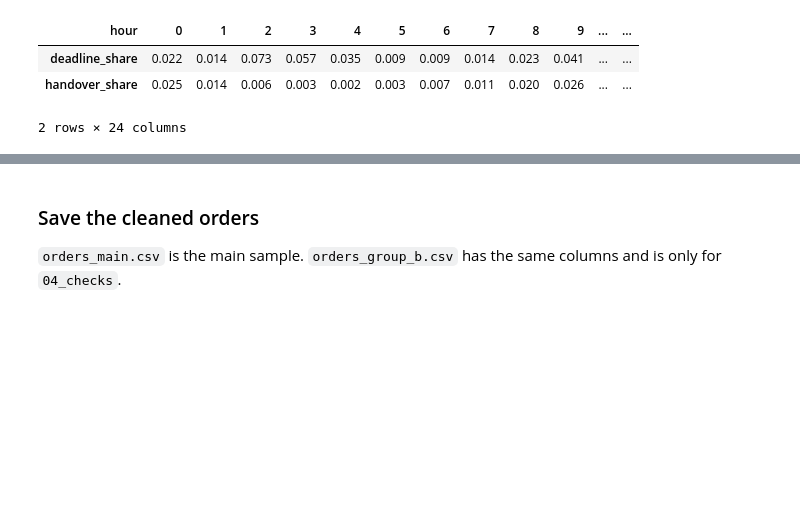
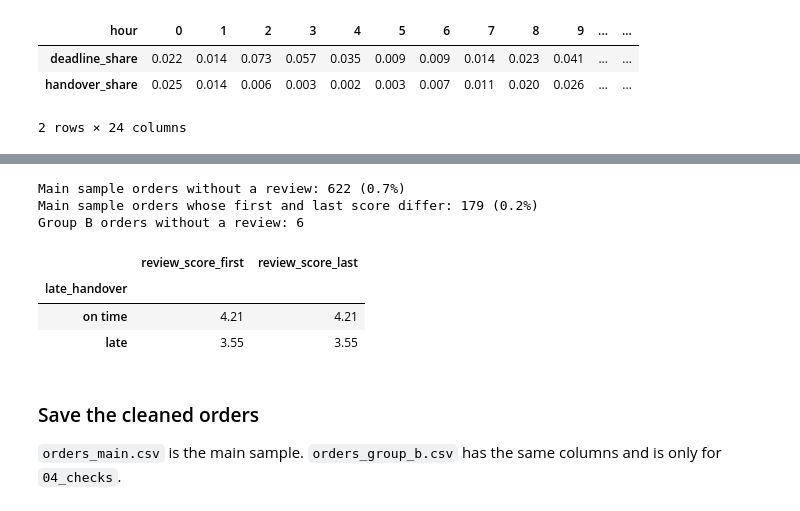
Before and after one commit to RitaMa1999/Python-Group-Project---ECommerce, a Jupyter notebook: notebooks/01_cleaning.ipynb, the cells around one changed output, grey strips where cells are left out. Cells and saved outputs as stored; diff of their text form; code cells hidden in the pictures; blank space fills up the shorter version.

```diff
--- a/notebooks/01_cleaning.ipynb
+++ b/notebooks/01_cleaning.ipynb
@@ -467,3 +516,38 @@ Deadline clock time = approval clock time: 82%
+# %%
+reviews_in_time_order = reviews.sort_values(["review_creation_date", "review_answer_timestamp"])
+first_reviews = (
+    reviews_in_time_order.drop_duplicates("order_id", keep="first")[["order_id", "review_score"]]
+    .rename(columns={"review_score": "review_score_first"})
+)
+last_reviews = (
+    reviews_in_time_order.drop_duplicates("order_id", keep="last")[["order_id", "review_score"]]
+    .rename(columns={"review_score": "review_score_last"})
+)
+order_reviews = first_reviews.merge(last_reviews, on="order_id", validate="one_to_one")
+
+clean_orders = clean_orders.merge(order_reviews, on="order_id", how="left", validate="one_to_one")
+group_b_orders = group_b_orders.merge(order_reviews, on="order_id", how="left", validate="one_to_one")
+
+has_review = clean_orders["review_score_last"].notna()
+score_changed = has_review & clean_orders["review_score_first"].ne(clean_orders["review_score_last"])
+print(f"Main sample orders without a review: {(~has_review).sum():,} ({(~has_review).mean():.1%})")
+print(f"Main sample orders whose first and last score differ: {score_changed.sum():,} ({score_changed.mean():.1%})")
+print(f"Group B orders without a review: {group_b_orders['review_score_last'].isna().sum():,}")
+
+display(
+    clean_orders.groupby("late_handover")[["review_score_first", "review_score_last"]]
+    .mean()
+    .rename(index={False: "on time", True: "late"})
+    .round(2)
+)
+# %% [output]
+Main sample orders without a review: 622 (0.7%)
+Main sample orders whose first and last score differ: 179 (0.2%)
+Group B orders without a review: 6
+|  | review_score_first | review_score_last |
+| late_handover |  |  |
+| on time | 4.21 | 4.21 |
+| late | 3.55 | 3.55 |
 # %% [markdown]
 ### Save the cleaned orders
 
```
Also changed, not shown: parts of 10 cells of this notebook, 5 other files.
